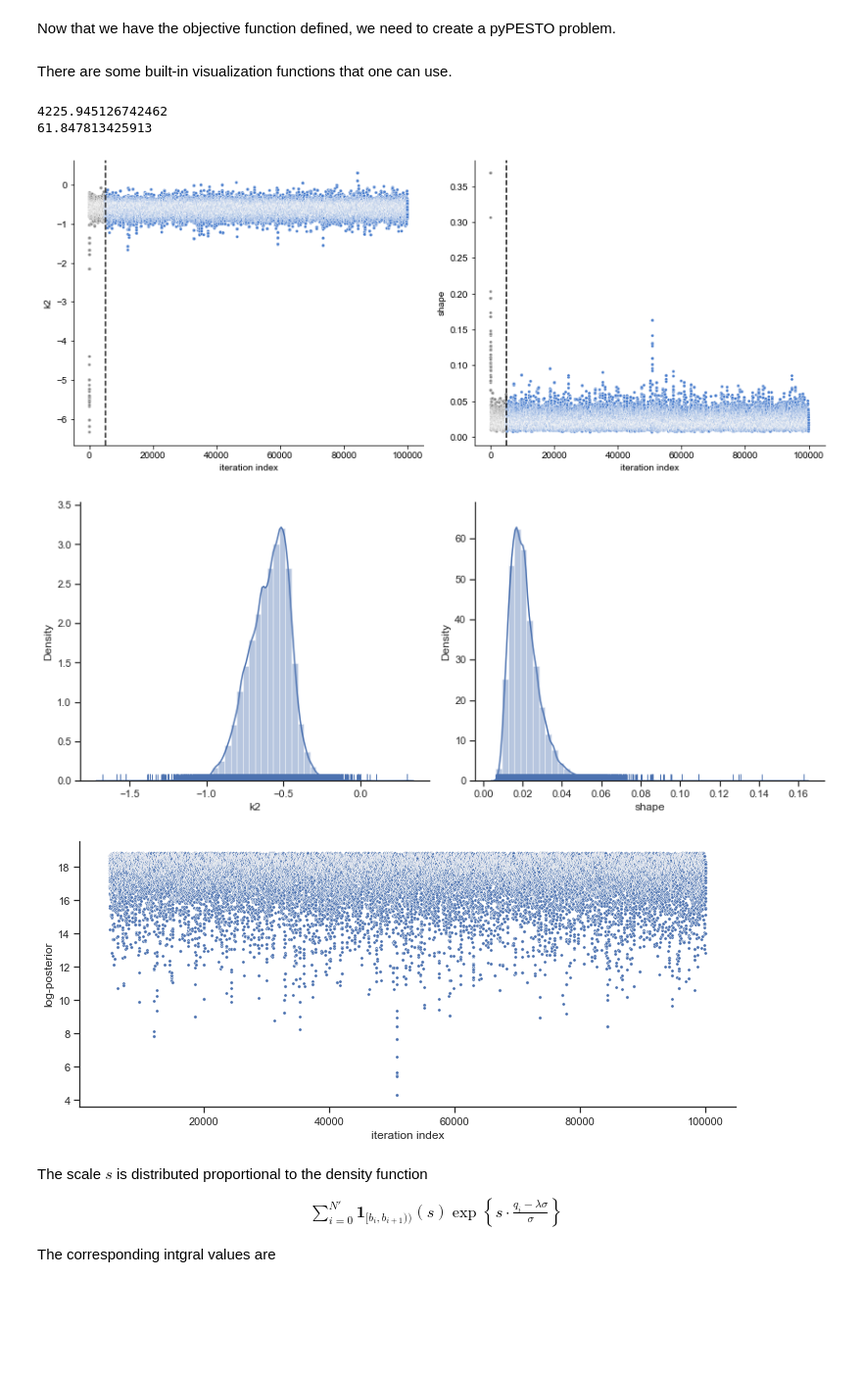
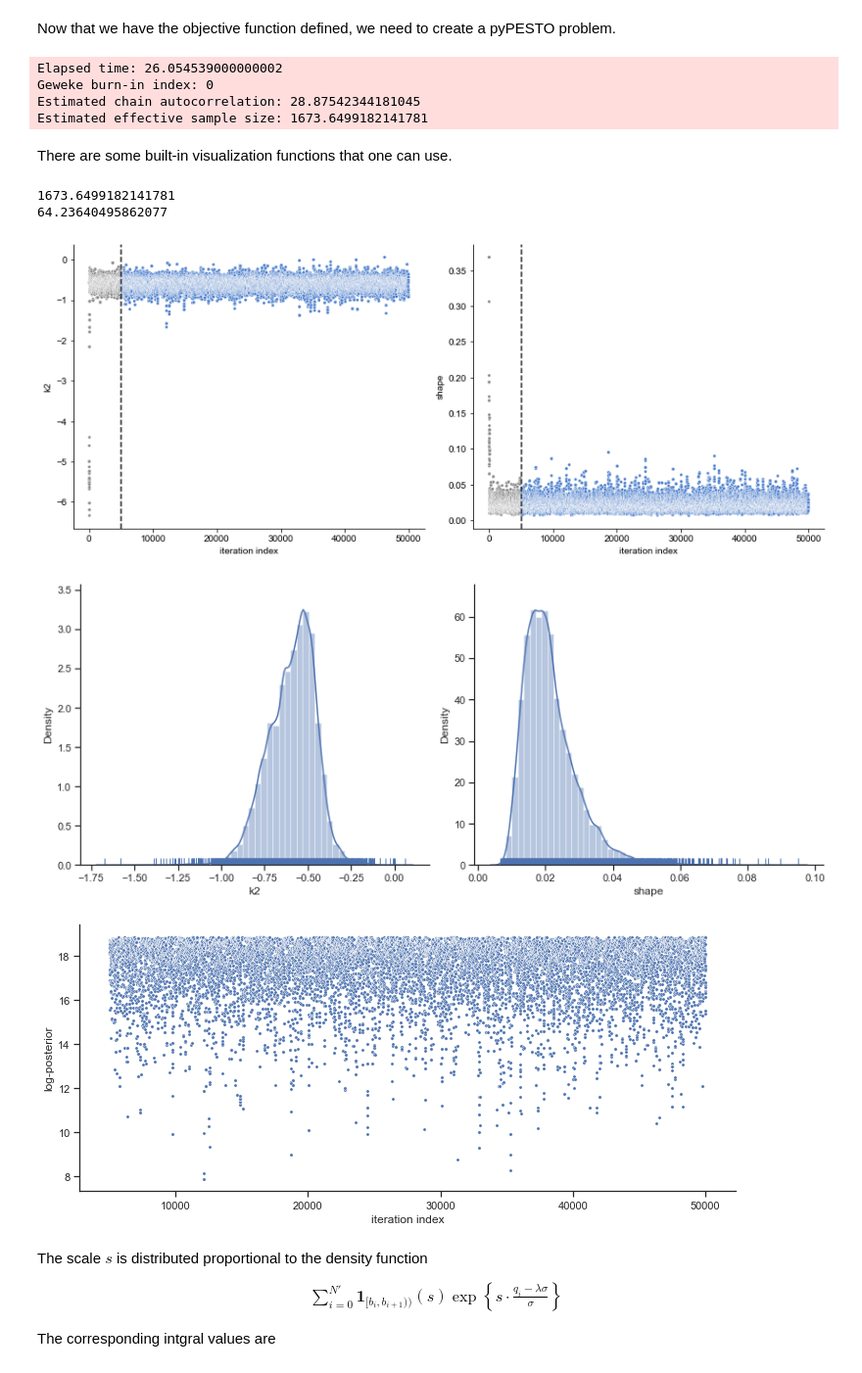
Before and after one commit to feddersmichael/Bachelor-Thesis-Marginal-Sampling, a Jupyter notebook: Sampling/Laplacian_noise/Conversion_Reaction_model/Scaling_Marginalisation/Marginalised_Likelihood_only_k2_sampled.ipynb, the cells around one changed output. Shown at 98% size. Drawn from its saved outputs; the diff is of its cells as text; code cells hidden in the pictures; blank space fills up the shorter version.

```diff
--- a/Sampling/Laplacian_noise/Conversion_Reaction_model/Scaling_Marginalisation/Marginalised_Likelihood_only_k2_sampled.ipynb
+++ b/Sampling/Laplacian_noise/Conversion_Reaction_model/Scaling_Marginalisation/Marginalised_Likelihood_only_k2_sampled.ipynb
@@ -14,18 +14,13 @@ import pickle
 
 datatype = "original"
 
-# import to petab
+# import data
 if datatype == "original":
-    petab_problem = petab.Problem.from_yaml(
-    "corrupted_data/SS_conversion_reaction_original.yaml")
+    dataframe = pd.read_csv("corrupted_data/SS_measurements_original.tsv", sep = "\t")
 elif datatype == "switch":
-    petab_problem = petab.Problem.from_yaml(
-    "corrupted_data/SS_conversion_reaction_switch.yaml")
+    dataframe = pd.read_csv("corrupted_data/SS_measurements_switch.tsv", sep = "\t")
 else:
-    petab_problem = petab.Problem.from_yaml(
-    "corrupted_data/SS_conversion_reaction_loss.yaml")
-
-dataframe = pd.read_csv("data/SS_measurements_scaling.tsv", sep = "\t")
+    dataframe = pd.read_csv("corrupted_data/SS_measurements_loss.tsv", sep = "\t")
 
 data = np.array(dataframe.measurement)
 tvec = np.array(dataframe.time)
@@ -166,7 +161,7 @@ lamda = 0.01
 problem = marginal_sampling()
 
 # MCMC chain length
-n_samples= 1e5
+n_samples= 50000
 
 x0 = np.array([-5, 0.3684])
 
@@ -193,24 +188,29 @@ for n in range(runs):
         results = result.sample_result
         with open('Results/Full_parameter/' + str(n) + '.pickle','wb') as result_file:
             pickle.dump(results, result_file, n)
+# %% [output]
+Elapsed time: 26.054539000000002
+Geweke burn-in index: 0
+Estimated chain autocorrelation: 28.87542344181045
+Estimated effective sample size: 1673.6499182141781
 # %% [markdown]
 There are some built-in visualization functions that one can use.
 # %%
 print(result.sample_result.effective_sample_size)
 print(result.sample_result.effective_sample_size/result.sample_result.time)
 
 result.sample_result.burn_in = 5000
 # Visualize the parameter trace
 ax = visualize.sampling.sampling_parameters_trace(result, use_problem_bounds=False, full_trace=True, size=(12,5))
 # Visualize the one-dimensional marginals --> Important!
 ax = visualize.sampling_1d_marginals(result, size=(12,5))
-ax = visualize.sampling_fval_trace(result, size=(12,5))
+ax = visualize.sampling_fval_traces(result, size=(12,5))
 # %% [output]
-4225.945126742462
-61.847813425913
+1673.6499182141781
+64.23640495862077
-[figure, old version]
+[figure, new version]
-[figure, old version]
+[figure, new version]
-[figure, old version]
+[figure, new version]
 # %% [markdown]
 The scale $s$ is distributed proportional to the density function
 \begin{align*}
```
Also changed, not shown: parts of 4 cells of this notebook, 31 other files.
